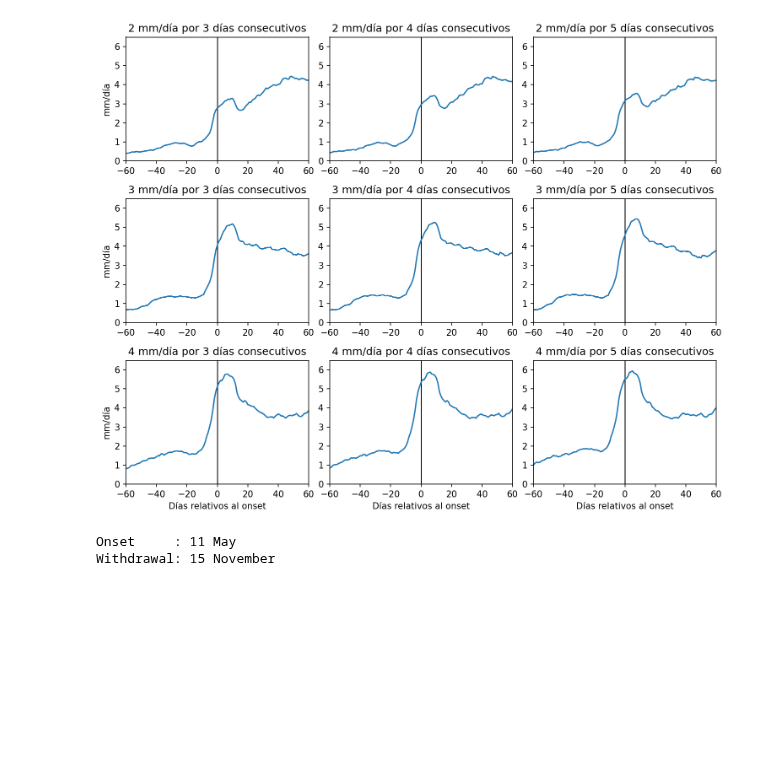
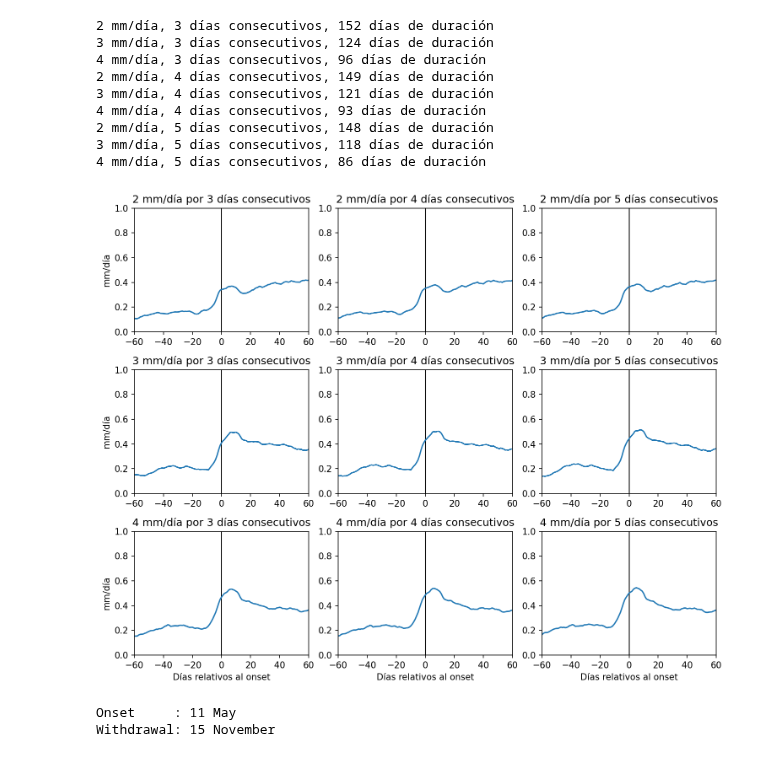
Before and after one commit to rodrigoms95/sequia, a Jupyter notebook: code/onset_anual_CHIRPS.ipynb, the cells around one changed output. Cells and saved outputs as stored; diff of their text form; code cells hidden in the pictures; blank space fills up the shorter version.

```diff
--- a/code/onset_anual_CHIRPS.ipynb
+++ b/code/onset_anual_CHIRPS.ipynb
@@ -16,0 +17,7 @@ df_mean.index = pd.to_datetime(df_mean.index)
+# %%
+# Creamos un DataFrame con año
+# como columnas y días como filas.
+pre_df = pd.DataFrame(
+    df_mean.copy(), columns = ["percentage"] )
+
+pre_df
@@ -98,6 +279,10 @@ for i_n, n in enumerate(dias):
         date.index = years
         date.index.name = "Año"
 
+        # Longitud de la temporada de lluvias.
+        print(f"{u} mm/día, {n} días consecutivos, " +
+            f"{date.iloc[:, 2].mean().days} días de duración")
+
         # Calculamos el shift necesario para alinear las fechas.
         shift = date.iloc[:, 0].apply(lambda x: x.dayofyear)
         delta = shift.max()
@@ -106,7 +291,7 @@ for i_n, n in enumerate(dias):
         # Creamos un DataFrame con año
         # como columnas y días como filas.
         pre_df = pd.DataFrame(
-            df_mean.copy(), columns = ["Cuenca"] )
+            df_mean.copy(), columns = ["percentage"] )
         pre_df["Año"] = pre_df.index.year
         pre_df["Día"] = pre_df.index.dayofyear
 
@@ -121,35 +306,44 @@ for i_n, n in enumerate(dias):
         pre_df.columns = pre_df.columns.droplevel(0)
 
         # Alineamos las series de tiempo.
         for j in pre_df.columns:
             pre_df[j] = pre_df[j].shift(shift[j])
 
         # Promediamos y seleccionamos 120 días.
         pre_df = pre_df.mean(axis = 1)
         pre_df = pre_df.loc[delta - 60: delta + 60]
         pre_df.index = range(-60, 61)
 
         # Graficamos.
         axes[i_u, i_n].plot( (0, 0), (0, 7), color = "k",
             linewidth = 1 )
         pre_df.plot(ax = axes[i_u, i_n])
 
         axes[i_u, i_n].set_title(f"{u} mm/día por {n} días consecutivos")
         axes[i_u, i_n].set_xlim(-60, 60)
-        axes[i_u, i_n].set_ylim(0, 6.5)
+        axes[i_u, i_n].set_ylim(0, 1)
 
         if i_n == 0:
             axes[i_u, i_n].set_ylabel("mm/día")
         if i_u == 2:
             axes[i_u, i_n].set_xlabel("Días relativos al onset")
 
 # Separación adecuada entre gráficas.
 fig.tight_layout()
 
 # Guardamos el archivo.
 fig.savefig(path_r + "onset_criteria_CHIRPS.png")
 # %% [output]
+2 mm/día, 3 días consecutivos, 152 días de duración
+3 mm/día, 3 días consecutivos, 124 días de duración
+4 mm/día, 3 días consecutivos, 96 días de duración
+2 mm/día, 4 días consecutivos, 149 días de duración
+3 mm/día, 4 días consecutivos, 121 días de duración
+4 mm/día, 4 días consecutivos, 93 días de duración
+2 mm/día, 5 días consecutivos, 148 días de duración
+3 mm/día, 5 días consecutivos, 118 días de duración
+4 mm/día, 5 días consecutivos, 86 días de duración
-[figure, old version]
+[figure, new version]
 # %%
 # Crea un índice de onset de acuerdo con
 # el umbral para n días seguidos de
```
Also changed, not shown: parts of 4 cells of this notebook, 3 other files.
